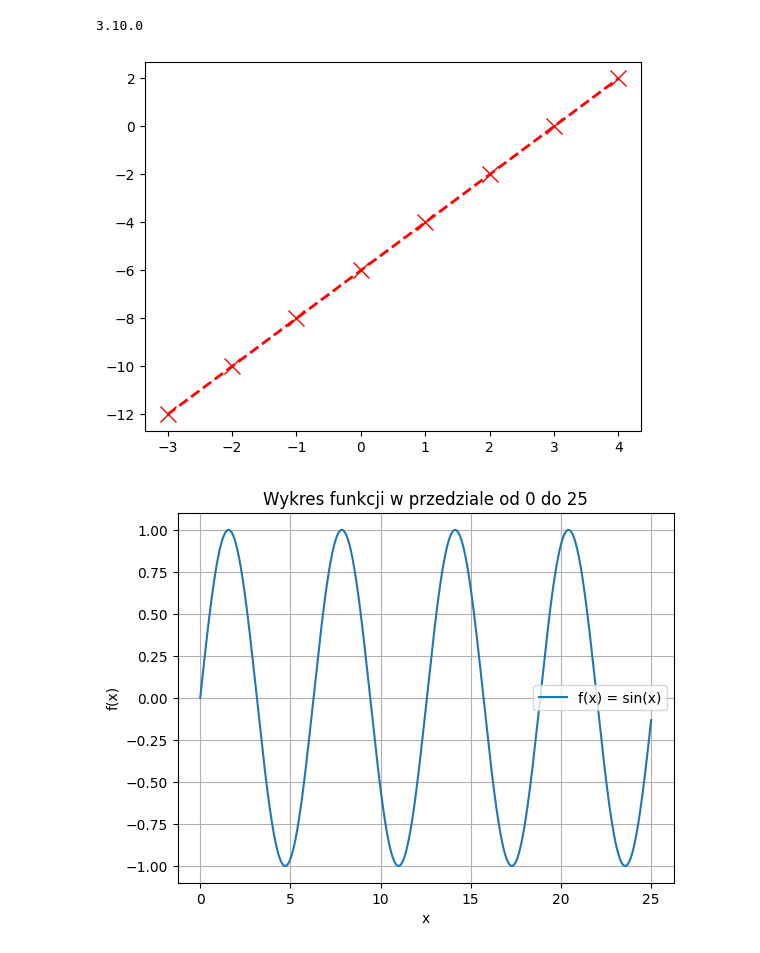
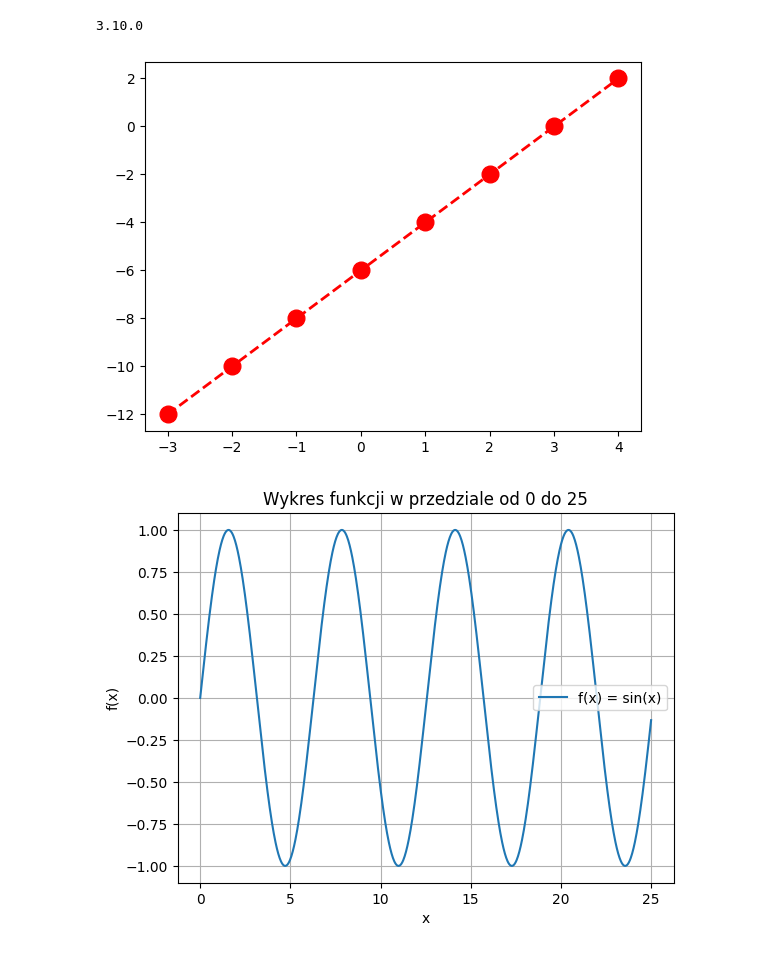
Before and after one commit to tak-creator/giganci, a Jupyter notebook: matplotlib.ipynb, the cells around one changed output. Drawn from its saved outputs; the diff is of its cells as text; code cells hidden in the pictures.

```diff
--- a/matplotlib.ipynb
+++ b/matplotlib.ipynb
@@ -26,10 +26,10 @@ print(matplotlib.__version__)
 # %%
 x = dziedzina=[-3,-2,-1,0,1,2,3,4]
 y = wynik=[(2*x)-6 for x in dziedzina]
-plt.plot(x,y, c='r', marker='x', linestyle='--', linewidth=2, markersize=12)
+plt.plot(x,y, c='r', marker='o', linestyle='--', linewidth=2, markersize=12)
 plt.show()
 # %% [output]
-[figure, old version]
+[figure, new version]
 # %%
 # Tworzymy dziedzinę: 400 punktów równomiernie rozmieszczonych między 3 a 100
 x = np.linspace(0, 25, 1000)
```
Also changed, not shown: parts of 2 cells of this notebook.
